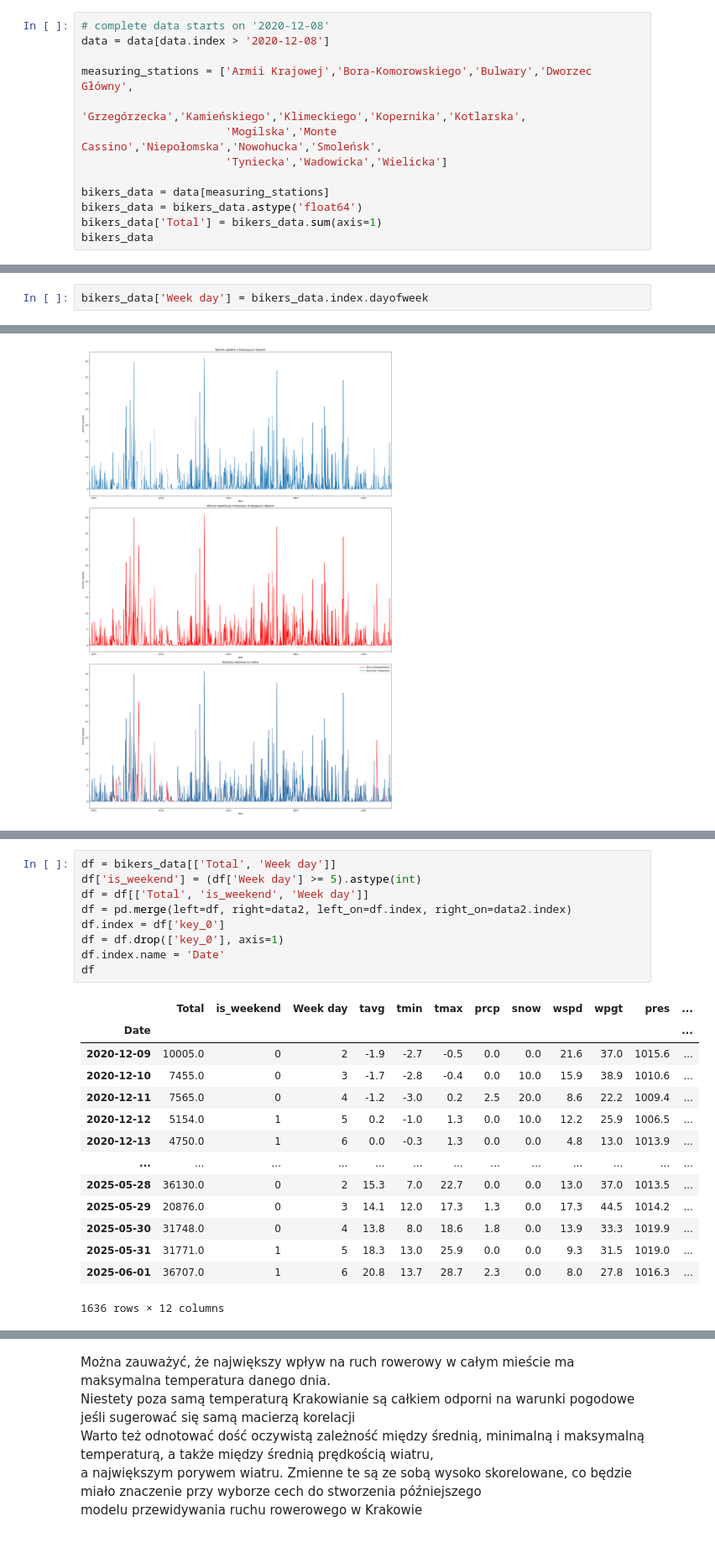
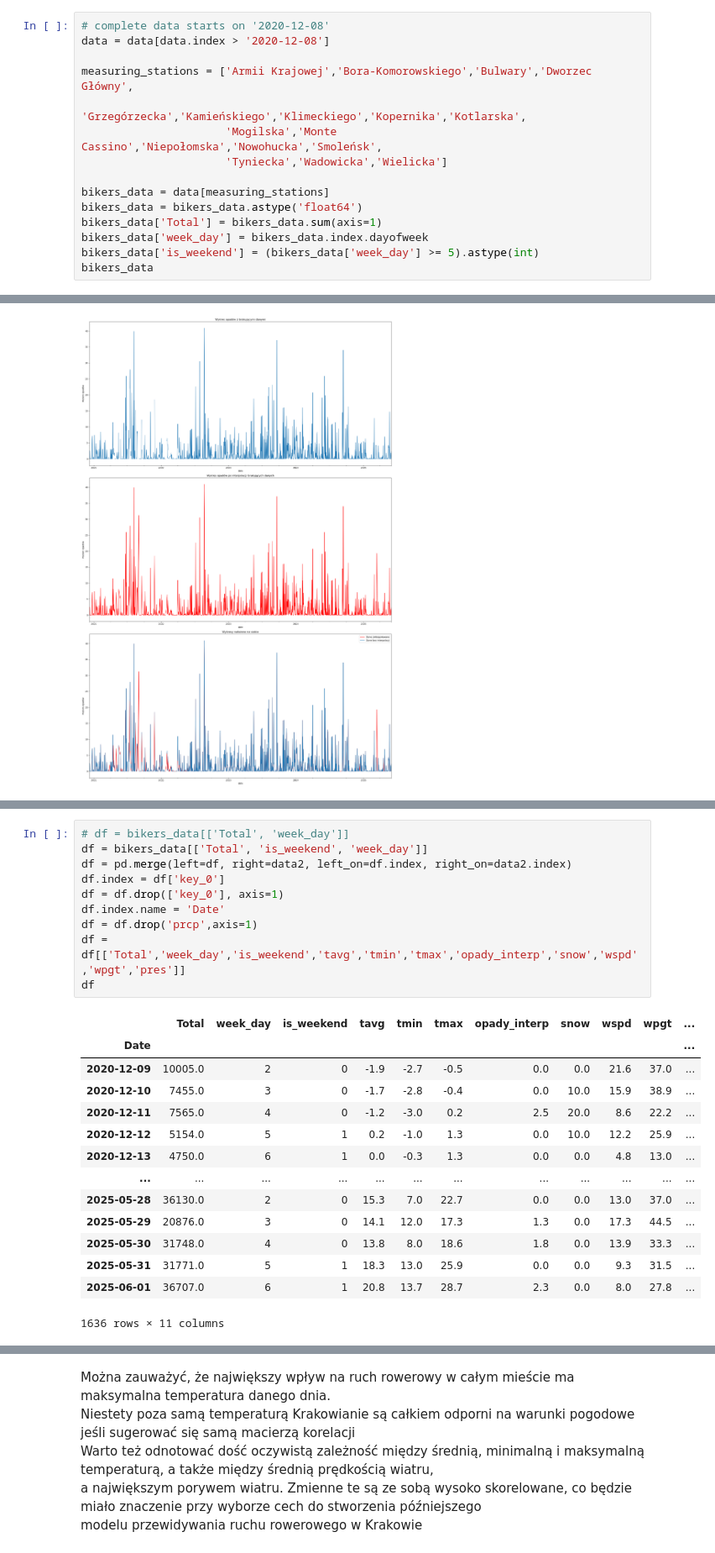
Before and after one commit to olekh-hub/bike_prediction, a Jupyter notebook: Bike_krakow (2).ipynb, the cells around one changed output, grey strips where cells are left out. Shown at 84% size. Drawn from its saved outputs; the diff is of its cells as text.

```diff
--- a/Bike_krakow (2).ipynb
+++ b/Bike_krakow (2).ipynb
@@ -51,6 +63,8 @@ measuring_stations = ['Armii Krajowej','Bora-Komorowskiego','Bulwary','Dworzec G
 bikers_data = data[measuring_stations]
 bikers_data = bikers_data.astype('float64')
 bikers_data['Total'] = bikers_data.sum(axis=1)
+bikers_data['week_day'] = bikers_data.index.dayofweek
+bikers_data['is_weekend'] = (bikers_data['week_day'] >= 5).astype(int)
 bikers_data
 # %% [output]
 |  | Armii Krajowej | Bora-Komorowskiego | Bulwary | Dworzec Główny | Grzegórzecka | Kamieńskiego | Klimeckiego | ... |
@@ -156,5 +134,3 @@ Szczególnie jest to widoczne dla miejsc na popularnych trasach rowerowych, gdzi
-# %%
-bikers_data['Week day'] = bikers_data.index.dayofweek
 # %% [markdown]
 ---
 # %% [markdown]
@@ -271,25 +231,26 @@ data2.head()
 # %%
-df = bikers_data[['Total', 'Week day']]
-df['is_weekend'] = (df['Week day'] >= 5).astype(int)
-df = df[['Total', 'is_weekend', 'Week day']]
+# df = bikers_data[['Total', 'week_day']]
+df = bikers_data[['Total', 'is_weekend', 'week_day']]
 df = pd.merge(left=df, right=data2, left_on=df.index, right_on=data2.index)
 df.index = df['key_0']
 df = df.drop(['key_0'], axis=1)
 df.index.name = 'Date'
+df = df.drop('prcp',axis=1)
+df = df[['Total','week_day','is_weekend','tavg','tmin','tmax','opady_interp','snow','wspd','wpgt','pres']]
 df
 # %% [output]
-|  | Total | is_weekend | Week day | tavg | tmin | tmax | prcp | snow | wspd | wpgt | pres | ... |
-| Date |  |  |  |  |  |  |  |  |  |  |  | ... |
-| 2020-12-09 | 10005.0 | 0 | 2 | -1.9 | -2.7 | -0.5 | 0.0 | 0.0 | 21.6 | 37.0 | 1015.6 | ... |
-| 2020-12-10 | 7455.0 | 0 | 3 | -1.7 | -2.8 | -0.4 | 0.0 | 10.0 | 15.9 | 38.9 | 1010.6 | ... |
-| 2020-12-11 | 7565.0 | 0 | 4 | -1.2 | -3.0 | 0.2 | 2.5 | 20.0 | 8.6 | 22.2 | 1009.4 | ... |
-| 2020-12-12 | 5154.0 | 1 | 5 | 0.2 | -1.0 | 1.3 | 0.0 | 10.0 | 12.2 | 25.9 | 1006.5 | ... |
-| 2020-12-13 | 4750.0 | 1 | 6 | 0.0 | -0.3 | 1.3 | 0.0 | 0.0 | 4.8 | 13.0 | 1013.9 | ... |
-| ... | ... | ... | ... | ... | ... | ... | ... | ... | ... | ... | ... | ... |
-| 2025-05-28 | 36130.0 | 0 | 2 | 15.3 | 7.0 | 22.7 | 0.0 | 0.0 | 13.0 | 37.0 | 1013.5 | ... |
-| 2025-05-29 | 20876.0 | 0 | 3 | 14.1 | 12.0 | 17.3 | 1.3 | 0.0 | 17.3 | 44.5 | 1014.2 | ... |
-| 2025-05-30 | 31748.0 | 0 | 4 | 13.8 | 8.0 | 18.6 | 1.8 | 0.0 | 13.9 | 33.3 | 1019.9 | ... |
-| 2025-05-31 | 31771.0 | 1 | 5 | 18.3 | 13.0 | 25.9 | 0.0 | 0.0 | 9.3 | 31.5 | 1019.0 | ... |
-| 2025-06-01 | 36707.0 | 1 | 6 | 20.8 | 13.7 | 28.7 | 2.3 | 0.0 | 8.0 | 27.8 | 1016.3 | ... |
+|  | Total | week_day | is_weekend | tavg | tmin | tmax | opady_interp | snow | wspd | wpgt | ... |
+| Date |  |  |  |  |  |  |  |  |  |  | ... |
+| 2020-12-09 | 10005.0 | 2 | 0 | -1.9 | -2.7 | -0.5 | 0.0 | 0.0 | 21.6 | 37.0 | ... |
+| 2020-12-10 | 7455.0 | 3 | 0 | -1.7 | -2.8 | -0.4 | 0.0 | 10.0 | 15.9 | 38.9 | ... |
+| 2020-12-11 | 7565.0 | 4 | 0 | -1.2 | -3.0 | 0.2 | 2.5 | 20.0 | 8.6 | 22.2 | ... |
+| 2020-12-12 | 5154.0 | 5 | 1 | 0.2 | -1.0 | 1.3 | 0.0 | 10.0 | 12.2 | 25.9 | ... |
+| 2020-12-13 | 4750.0 | 6 | 1 | 0.0 | -0.3 | 1.3 | 0.0 | 0.0 | 4.8 | 13.0 | ... |
+| ... | ... | ... | ... | ... | ... | ... | ... | ... | ... | ... | ... |
+| 2025-05-28 | 36130.0 | 2 | 0 | 15.3 | 7.0 | 22.7 | 0.0 | 0.0 | 13.0 | 37.0 | ... |
+| 2025-05-29 | 20876.0 | 3 | 0 | 14.1 | 12.0 | 17.3 | 1.3 | 0.0 | 17.3 | 44.5 | ... |
+| 2025-05-30 | 31748.0 | 4 | 0 | 13.8 | 8.0 | 18.6 | 1.8 | 0.0 | 13.9 | 33.3 | ... |
+| 2025-05-31 | 31771.0 | 5 | 1 | 18.3 | 13.0 | 25.9 | 0.0 | 0.0 | 9.3 | 31.5 | ... |
+| 2025-06-01 | 36707.0 | 6 | 1 | 20.8 | 13.7 | 28.7 | 2.3 | 0.0 | 8.0 | 27.8 | ... |
-1636 rows × 12 columns
+1636 rows × 11 columns
 # %% [markdown]
```
Also changed, not shown: parts of 48 cells of this notebook.
